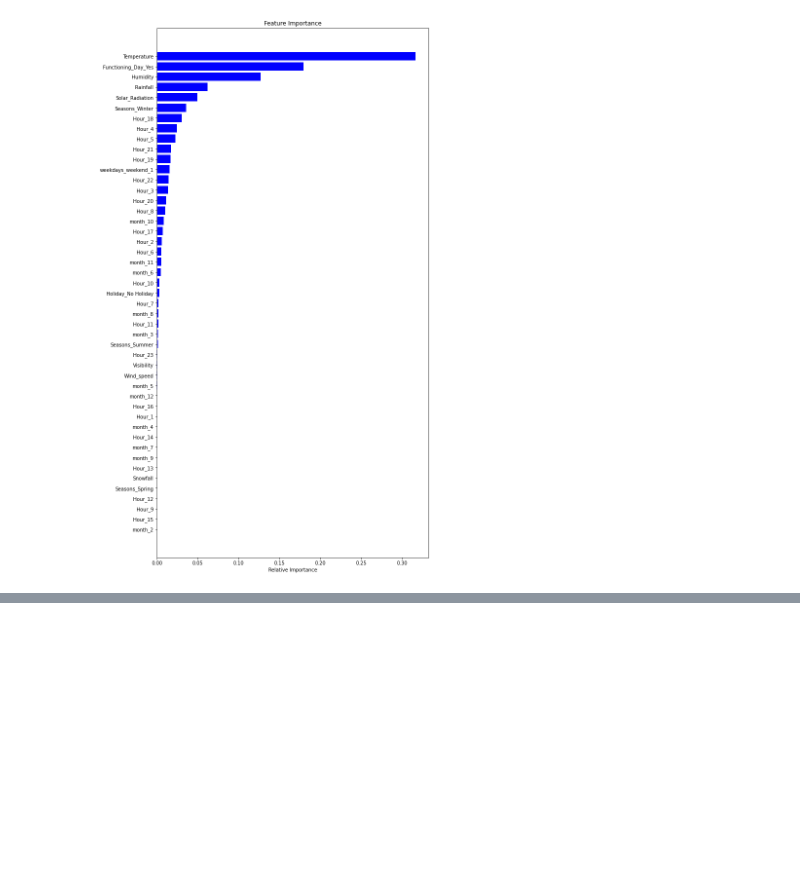
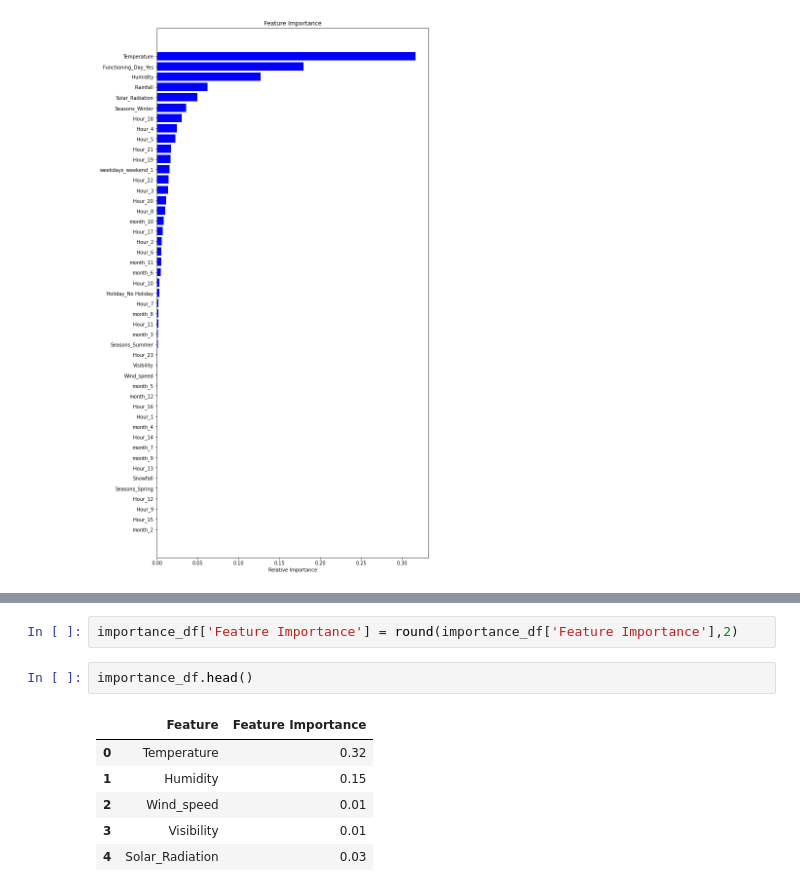
Before and after one commit to Tarunsri1998/Bike-Sharing-Demand-Prediction, a Jupyter notebook: Bike_Sharing_Demand_Prediction_Capstone_Project.ipynb, the cells around one changed output, grey strips where cells are left out. Drawn from its saved outputs; the diff is of its cells as text; blank space fills up the shorter version.

```diff
--- a/Bike_Sharing_Demand_Prediction_Capstone_Project.ipynb
+++ b/Bike_Sharing_Demand_Prediction_Capstone_Project.ipynb
@@ -1698,0 +1890,11 @@ plt.show()
+# %%
+importance_df['Feature Importance'] = round(importance_df['Feature Importance'],2)
+# %%
+importance_df.head()
+# %% [output]
+|  | Feature | Feature Importance |
+| 0 | Temperature | 0.32 |
+| 1 | Humidity | 0.15 |
+| 2 | Wind_speed | 0.01 |
+| 3 | Visibility | 0.01 |
+| 4 | Solar_Radiation | 0.03 |
```
Also changed, not shown: parts of 33 cells of this notebook.
